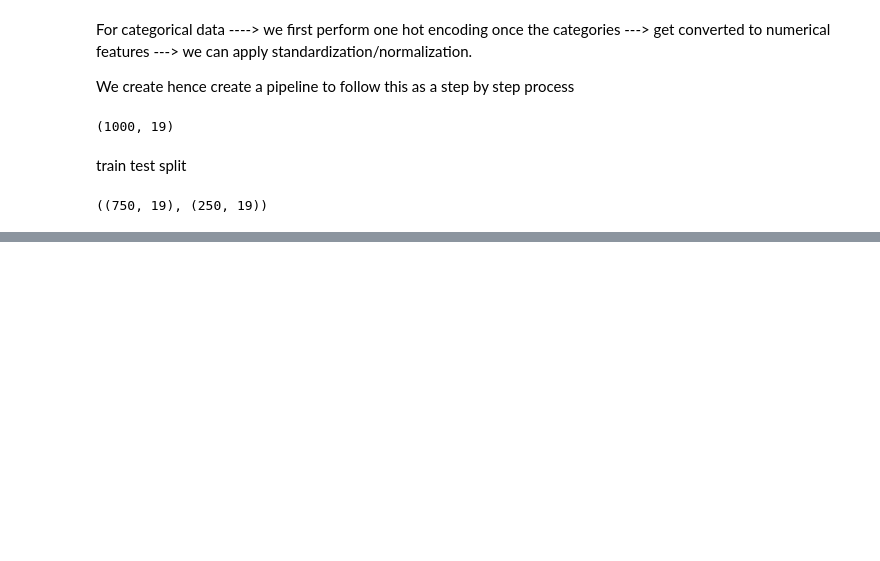
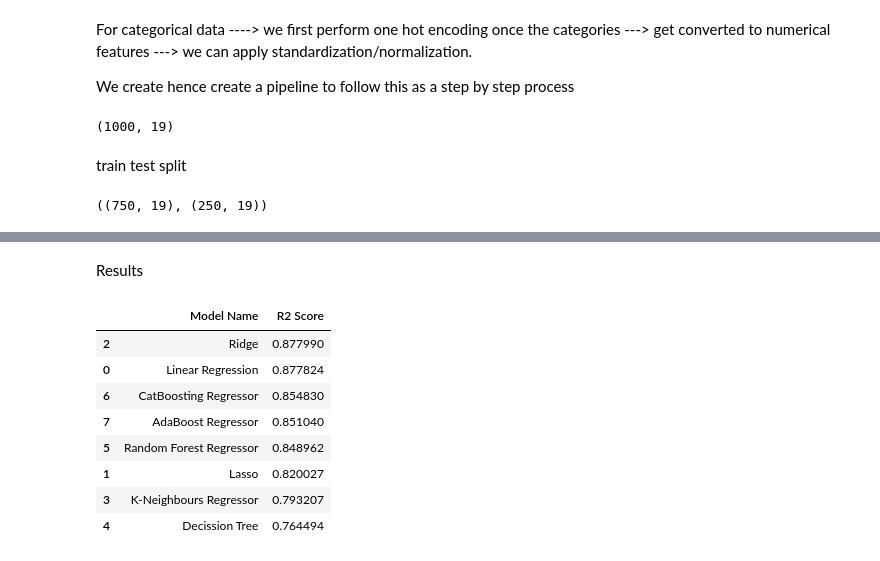
Before and after one commit to codebynishhhi/data_science_learnings, a Jupyter notebook: Project1/notebook/Model_training.ipynb, the cells around one changed output, grey strips where cells are left out. Saved outputs shown, nothing was run; the diff lists cells and outputs as text; code cells hidden in the pictures; blank space fills up the shorter version.

```diff
--- a/Project1/notebook/Model_training.ipynb
+++ b/Project1/notebook/Model_training.ipynb
@@ -132,0 +207,14 @@ X_train.shape, X_test.shape
+# %% [markdown]
+Results
+# %%
+pd.DataFrame(list(zip(model_list, r2_list)), columns=['Model Name', 'R2 Score']).sort_values(by=['R2 Score'], ascending=False)
+# %% [output]
+|  | Model Name | R2 Score |
+| 2 | Ridge | 0.877990 |
+| 0 | Linear Regression | 0.877824 |
+| 6 | CatBoosting Regressor | 0.854830 |
+| 7 | AdaBoost Regressor | 0.851040 |
+| 5 | Random Forest Regressor | 0.848962 |
+| 1 | Lasso | 0.820027 |
+| 3 | K-Neighbours Regressor | 0.793207 |
+| 4 | Decission Tree | 0.764494 |
```
Also changed, not shown: parts of 11 cells of this notebook, 4 other files.
